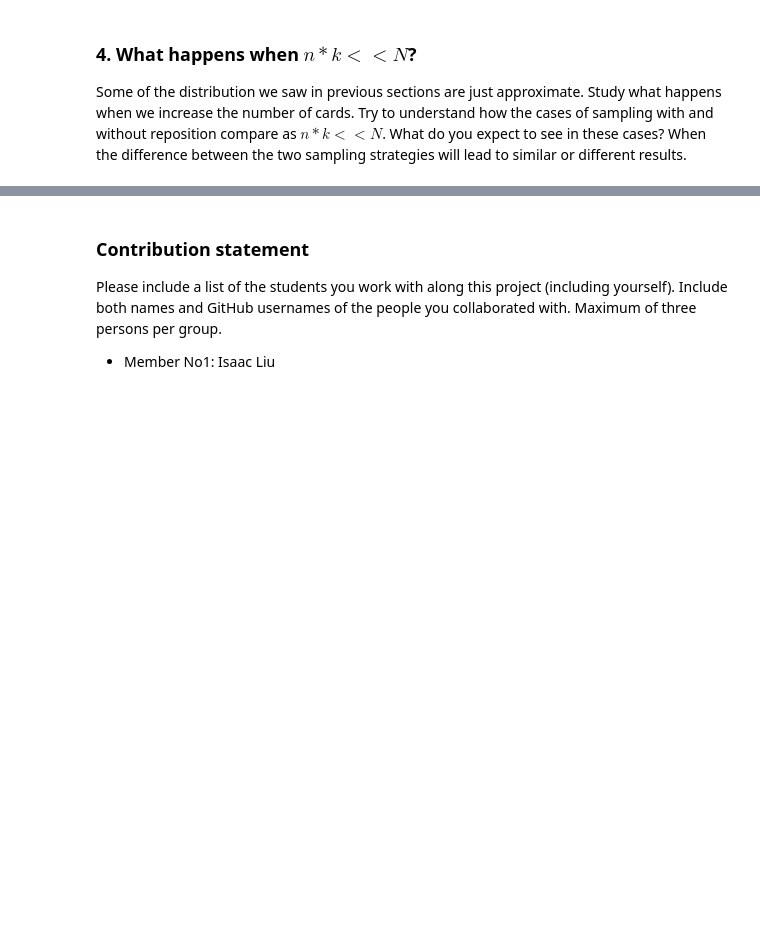
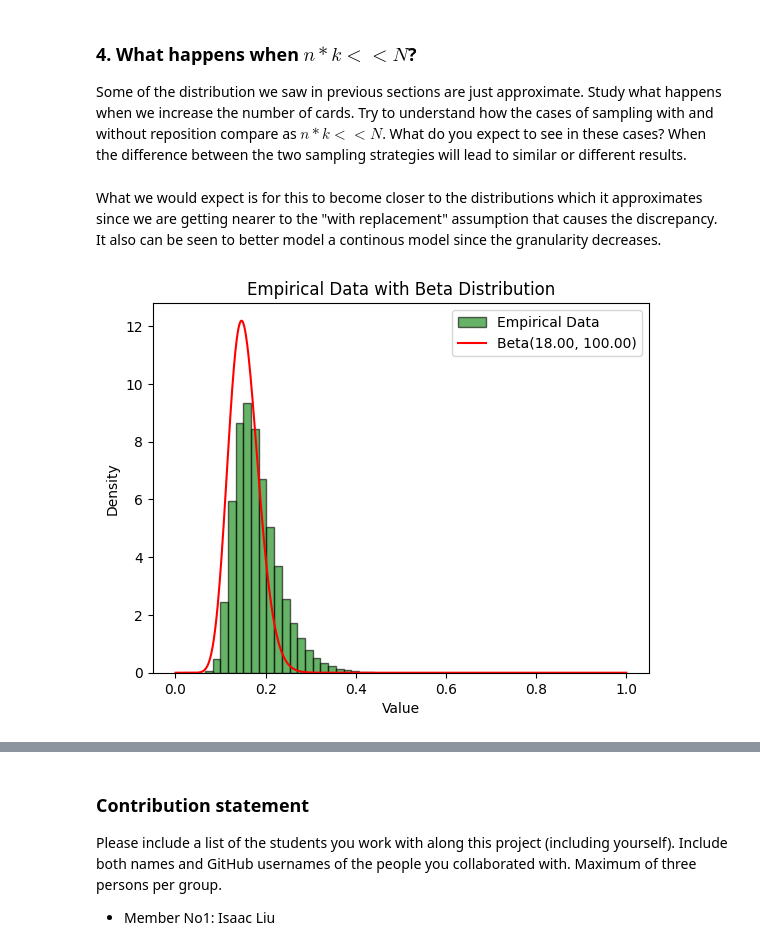
Before and after one commit to UCB-stat-201a-fall23/projectno1-themind-SorenRajani, a Jupyter notebook: Project01-TheMind.ipynb, the cells around one changed output, grey strips where cells are left out. Drawn from its saved outputs; the diff is of its cells as text; code cells hidden in the pictures; blank space fills up the shorter version.

```diff
--- a/Project01-TheMind.ipynb
+++ b/Project01-TheMind.ipynb
@@ -230,5 +230,33 @@ plt.show()
 ### 4. What happens when $n * k << N$?
 
 Some of the distribution we saw in previous sections are just approximate. Study what happens when we increase the number of cards. Try to understand how the cases of sampling with and without reposition compare as $n * k << N$. What do you expect to see in these cases? When the difference between the two sampling strategies will lead to similar or different results.
+# %% [markdown]
+What we would expect is for this to become closer to the distributions which it approximates since we are getting nearer to the "with replacement" assumption that causes the discrepancy. It also can be seen to better model a continous model since the granularity decreases.
 # %%
-# To Do cell
+N = 10000; n = 6; k = 3
+trials = 100000
+data = np.empty(trials,dtype = int)
+
+for i in range(0,trials):
+    cards = sample_cards(N, n, k)
+    flat_cards = cards.flatten()
+    order_ids = np.argsort(flat_cards)
+    gap_cards = np.diff(flat_cards[order_ids])
+    data[i] = np.max(gap_cards)
+# %%
+scaled_data = data/N
+
+plt.hist(scaled_data, bins=30, density=True, alpha=0.6, color='g', edgecolor='black', label="Empirical Data")
+
+x = np.linspace(0, 1, 1000)
+a,b = n*k,100
+pdf_values = beta.pdf(x, a, b)
+
+plt.plot(x, pdf_values, 'r-', label=f"Beta({a:.2f}, {b:.2f})")
+plt.title("Empirical Data with Beta Distribution")
+plt.xlabel("Value")
+plt.ylabel("Density")
+plt.legend()
+plt.show()
+# %% [output]
+[figure, added]
```
Also changed, not shown: parts of 1 cell of this notebook.
